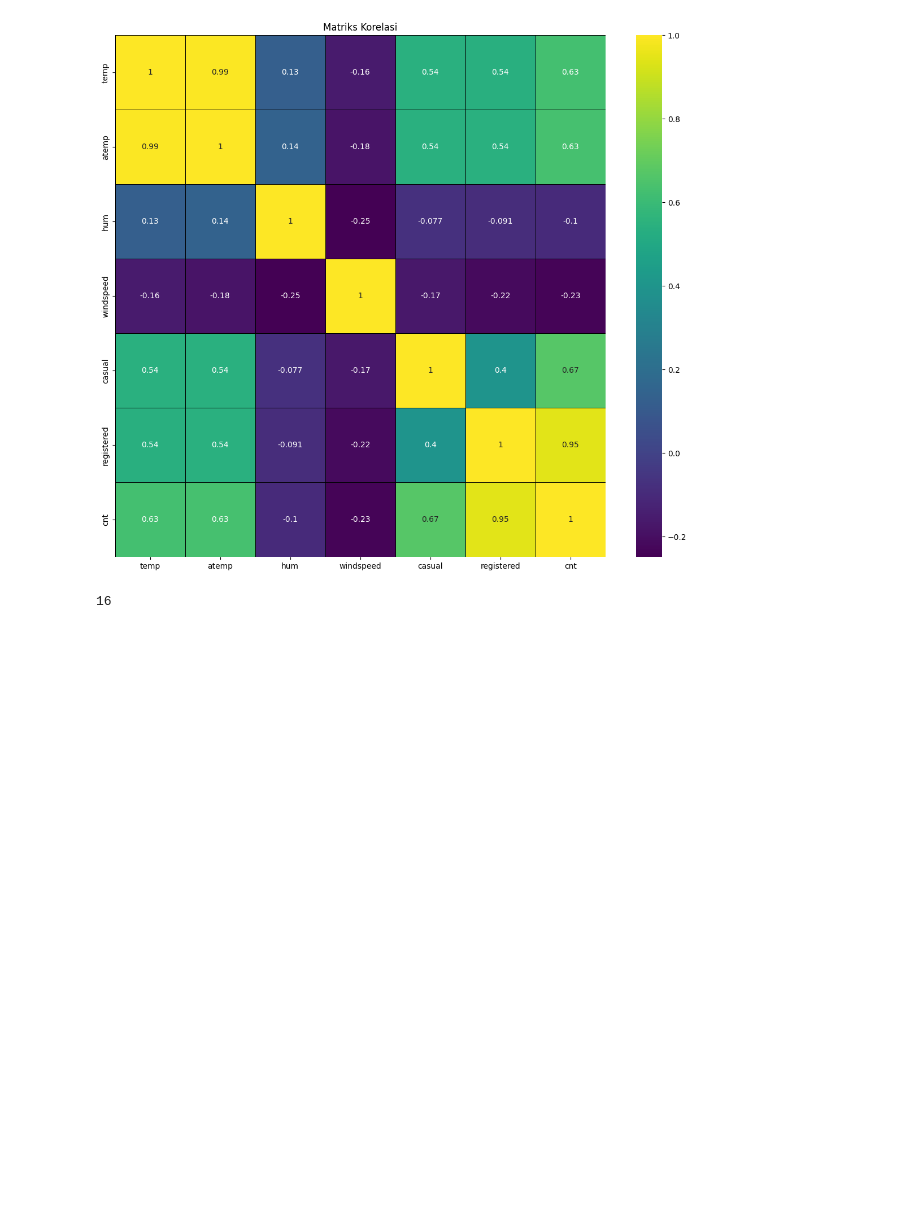
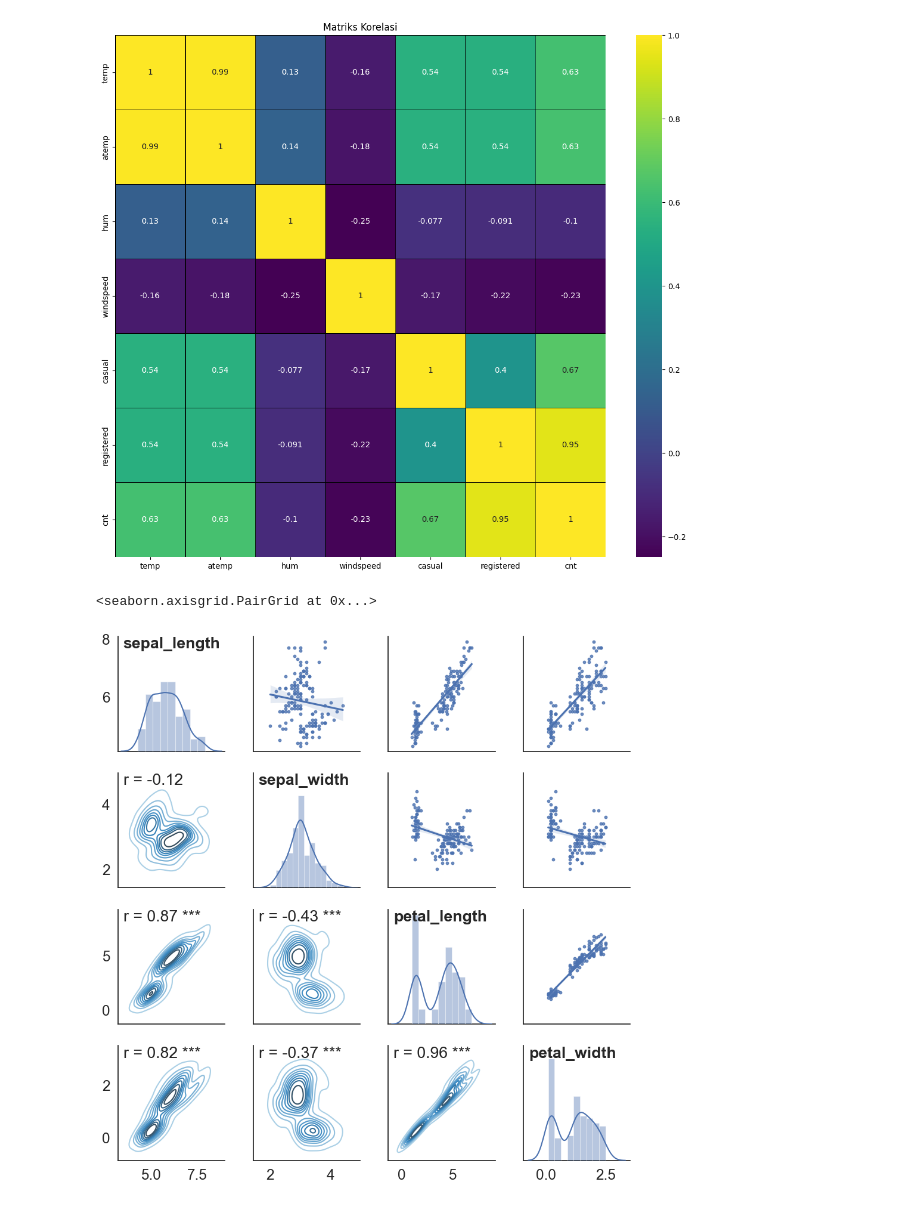
Before and after one commit to Zen-Rofiqy/Bangkit-2024, a Jupyter notebook: 04 Analisis Data dng Py/@Proyek-akhir/MyDashBoard.ipynb, the cells around one changed output. Cells and saved outputs as stored; diff of their text form; code cells hidden in the pictures; blank space fills up the shorter version.

```diff
--- a/04 Analisis Data dng Py/@Proyek-akhir/MyDashBoard.ipynb
+++ b/04 Analisis Data dng Py/@Proyek-akhir/MyDashBoard.ipynb
@@ -774,7 +775,40 @@ plt.title('Matriks Korelasi')
 plt.show()
 # %% [output]
 [figure]
-# %%
-day_df.shape[1]
-# %% [output]
-16
+# %%
+def corrfunc(x, y, **kws):
+  r, p = stats.pearsonr(x, y)
+  p_stars = ''
+  if p <= 0.05:
+    p_stars = '*'
+  if p <= 0.01:
+    p_stars = '**'
+  if p <= 0.001:
+    p_stars = '***'
+  ax = plt.gca()
+  ax.annotate('r = {:.2f} '.format(r) + p_stars,
+              xy=(0.05, 0.9), xycoords=ax.transAxes)
+
+def annotate_colname(x, **kws):
+  ax = plt.gca()
+  ax.annotate(x.name, xy=(0.05, 0.9), xycoords=ax.transAxes,
+              fontweight='bold')
+
+def cor_matrix(df):
+  g = sns.PairGrid(df, palette=['red'])
+  # Use normal regplot as `lowess=True` doesn't provide CIs.
+  g.map_upper(sns.regplot, scatter_kws={'s':10})
+  g.map_diag(sns.histplot, kde=True, kde_kws=dict(cut=3), alpha=.4, edgecolor=(1, 1, 1, .4))
+  g.map_diag(annotate_colname)
+  g.map_lower(sns.kdeplot, cmap='Blues_d')
+  g.map_lower(corrfunc)
+  # Remove axis labels, as they're in the diagonals.
+  for ax in g.axes.flatten():
+    ax.set_ylabel('')
+    ax.set_xlabel('')
+  return g
+
+cor_matrix(iris)
+# %% [output]
+<seaborn.axisgrid.PairGrid at 0x...>
+[figure, added]
```
Also changed, not shown: parts of 3 cells of this notebook, 1 other file.
